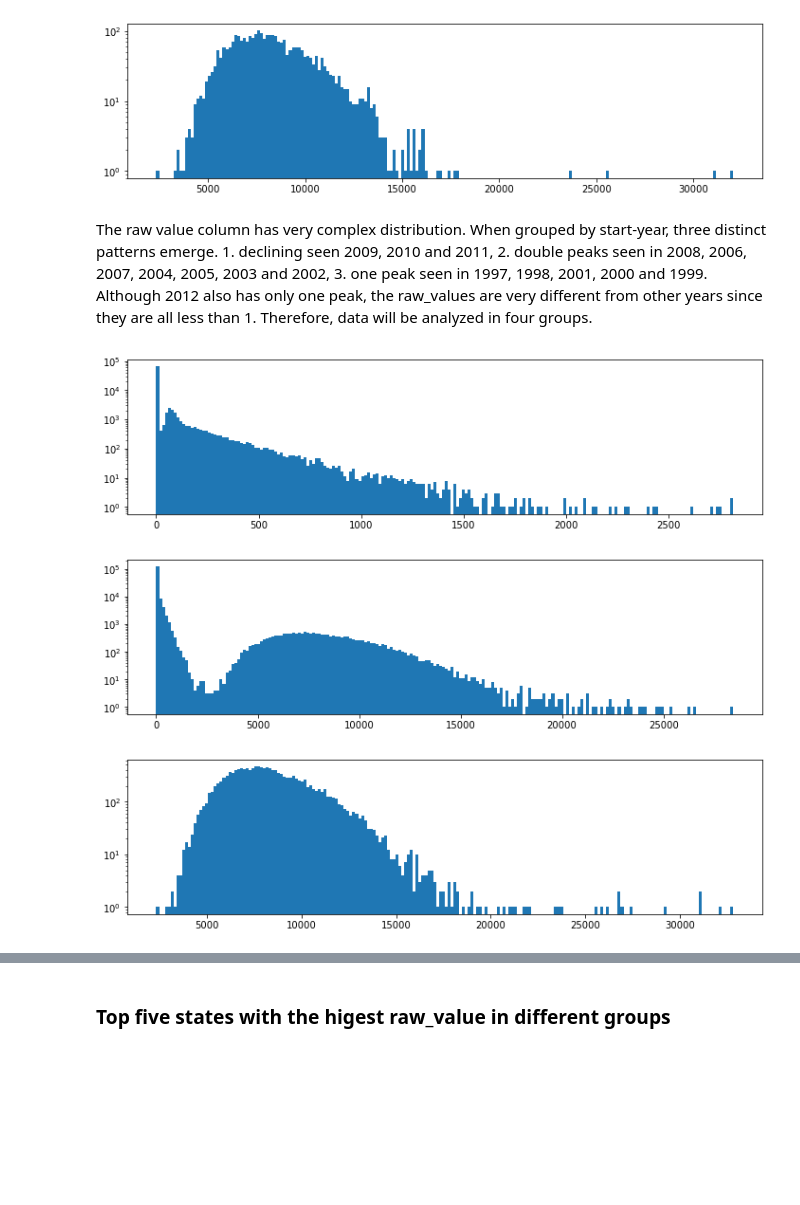
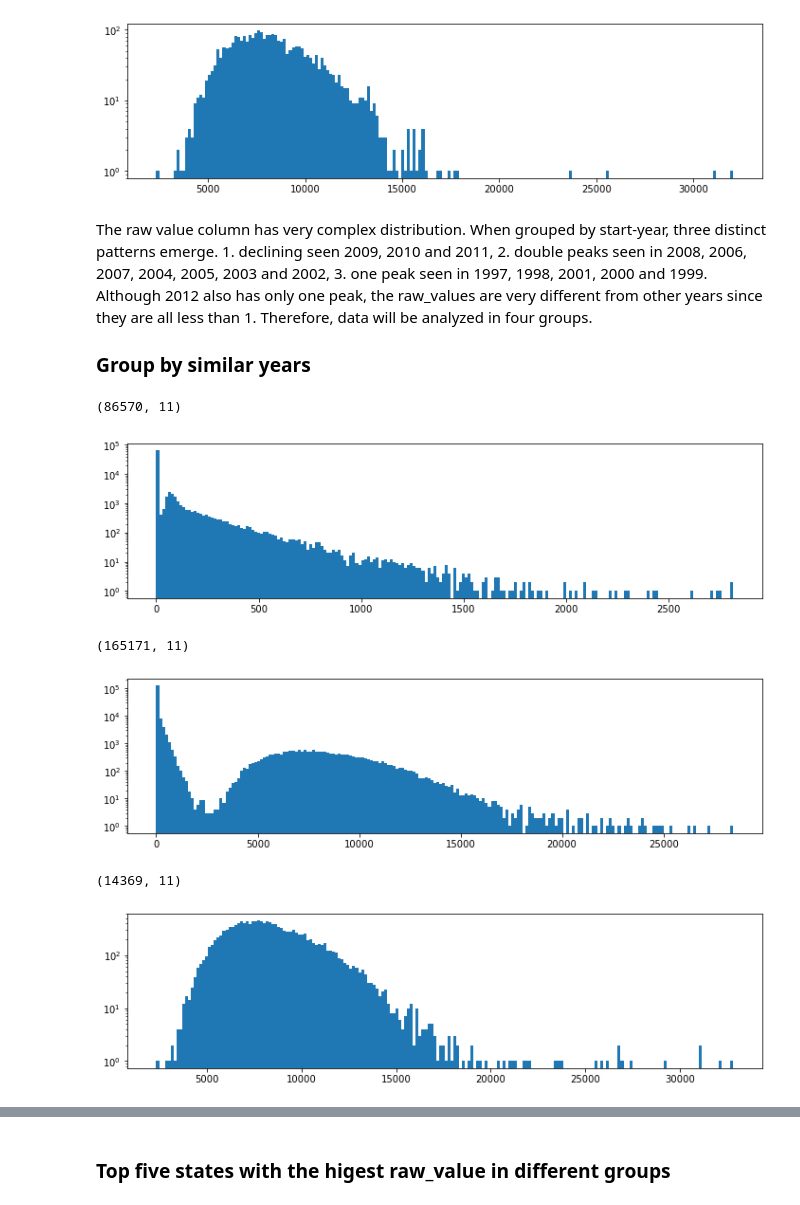
Before and after one commit to Xuehong-pdx/Collaborative-Projects, a Jupyter notebook: exploratory_analysis.ipynb, the cells around one changed output, grey strips where cells are left out. Saved outputs shown, nothing was run; the diff lists cells and outputs as text; code cells hidden in the pictures; blank space fills up the shorter version.

Commit message:
updated exploratory_analysis.ipynb after deleting records with county_code=0

```diff
--- a/exploratory_analysis.ipynb
+++ b/exploratory_analysis.ipynb
@@ -40,3 +62,5 @@ df = df[['state', 'county', 'state_code', 'county_code', 'measure_name', 'measur
+# %%
+df = df[df.county_code!=0]
 # %%
 df.describe()
 # %% [output]
@@ -229,6 +261,8 @@ ax.set_yscale('log')
 [figure]
 # %% [markdown]
 The raw value column has very complex distribution.  When grouped by start-year, three distinct patterns emerge.  1. declining seen 2009, 2010 and 2011, 2. double peaks seen in 2008, 2006, 2007, 2004, 2005, 2003 and 2002, 3. one peak seen in 1997, 1998, 2001, 2000 and 1999.  Although 2012 also has only one peak, the raw_values are very different from other years since they are all less than 1.  Therefore, data will be analyzed in four groups.
+
+### <b>Group by similar years
 # %%
 df1 = df[df['start_year'].isin([2009, 2010, 2011])]
 
@@ -236,25 +270,31 @@ fig = plt.figure(figsize=(12,3))
 ax = fig.add_subplot(111)
 plt.hist(df1.raw_value, bins=200)
 ax.set_yscale('log')
+df1.shape
 # %% [output]
+(86570, 11)
 [figure]
 # %%
-df2 = df[df['start_year'].isin([2008,2006,2007,2004,2005,2003])]
+df2 = df[df['start_year'].isin([2008,2007,2006,2004,2005,2003,2002])]
 
 fig = plt.figure(figsize=(12,3))
 ax = fig.add_subplot(111)
 plt.hist(df2.raw_value, bins=200)
 ax.set_yscale('log')
+df2.shape
 # %% [output]
+(165171, 11)
-[figure, old version]
+[figure, new version]
 # %%
-df3 = df[df['start_year'].isin([1997,1998,2001,2000,1999])]
+df3 = df[df['start_year'].isin([1997,1998,1999,2001,2000])]
 
 fig = plt.figure(figsize=(12,3))
 ax = fig.add_subplot(111)
 plt.hist(df3.raw_value, bins=200)
 ax.set_yscale('log')
+df3.shape
 # %% [output]
+(14369, 11)
 [figure]
 # %%
 df4 = df[df['start_year']==2012]
```
Also changed, not shown: parts of 20 cells of this notebook.
